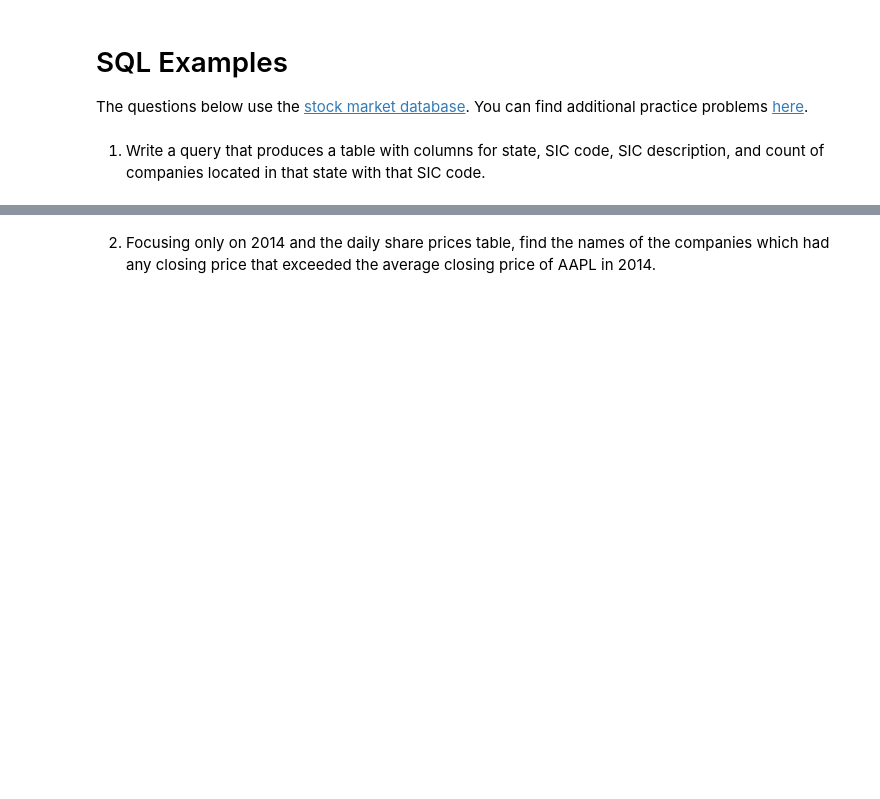
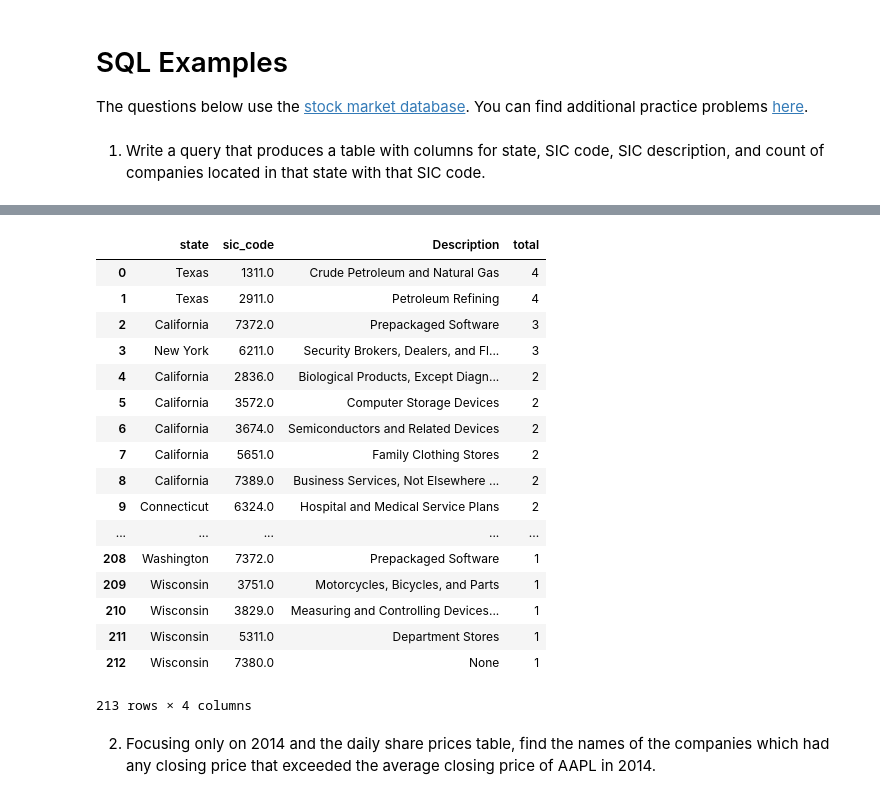
Before and after one commit to 2019-winter-ucdavis-sta141b/notes, a Jupyter notebook: lecture/02.28/notes.ipynb, the cells around one changed output, grey strips where cells are left out. Saved outputs shown, nothing was run; the diff lists cells and outputs as text; code cells hidden in the pictures; blank space fills up the shorter version.

```diff
--- a/lecture/02.28/notes.ipynb
+++ b/lecture/02.28/notes.ipynb
@@ -66,3 +102,38 @@ db = sql.connect("../data/stocks.sqlite")
+# %%
+pd.read_sql("""
+    SELECT a.state, a.sic_code, b.description, COUNT(*) AS total FROM
+    (
+        SELECT l.ticker, l.state, l.company, r.company_name, r.sic_code FROM
+            company_locations AS l
+        INNER JOIN
+            company_info AS r
+        ON l.ticker = r.ticker
+    ) AS a
+    LEFT JOIN
+        sic AS b
+    ON a.sic_code = b.sic
+    GROUP BY state, sic_code
+    ORDER BY total DESC
+""", db)
+# %% [output]
+|  | state | sic_code | Description | total |
+| 0 | Texas | 1311.0 | Crude Petroleum and Natural Gas | 4 |
+| 1 | Texas | 2911.0 | Petroleum Refining | 4 |
+| 2 | California | 7372.0 | Prepackaged Software | 3 |
+| 3 | New York | 6211.0 | Security Brokers, Dealers, and Fl... | 3 |
+| 4 | California | 2836.0 | Biological Products, Except Diagn... | 2 |
+| 5 | California | 3572.0 | Computer Storage Devices | 2 |
+| 6 | California | 3674.0 | Semiconductors and Related Devices | 2 |
+| 7 | California | 5651.0 | Family Clothing Stores | 2 |
+| 8 | California | 7389.0 | Business Services, Not Elsewhere ... | 2 |
+| 9 | Connecticut | 6324.0 | Hospital and Medical Service Plans | 2 |
+| ... | ... | ... | ... | ... |
+| 208 | Washington | 7372.0 | Prepackaged Software | 1 |
+| 209 | Wisconsin | 3751.0 | Motorcycles, Bicycles, and Parts | 1 |
+| 210 | Wisconsin | 3829.0 | Measuring and Controlling Devices... | 1 |
+| 211 | Wisconsin | 5311.0 | Department Stores | 1 |
+| 212 | Wisconsin | 7380.0 | None | 1 |
+213 rows × 4 columns
 # %% [markdown]
 2. Focusing only on 2014 and the daily share prices table, find the names of the companies which had any closing price that exceeded the average closing price of AAPL in 2014.
 # %% [markdown]
```
Also changed, not shown: parts of 4 cells of this notebook.
